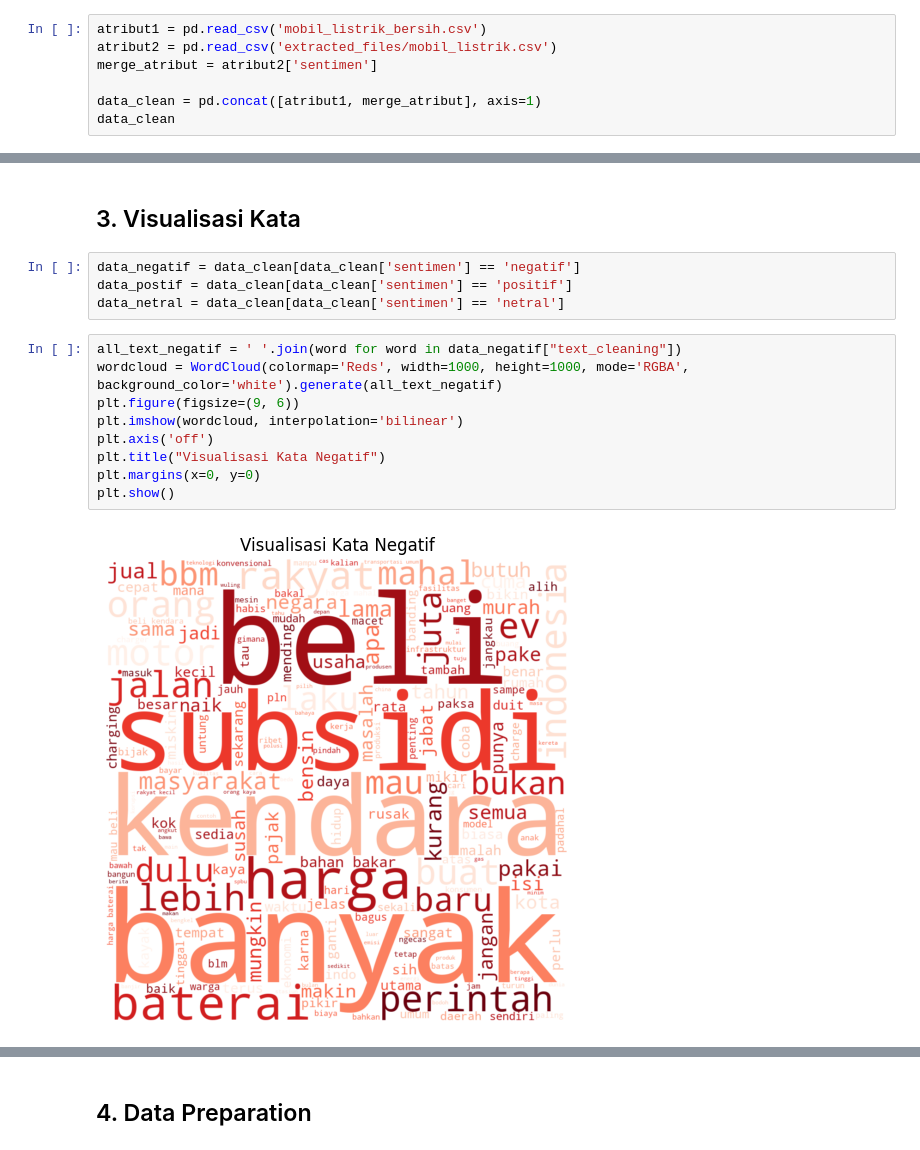
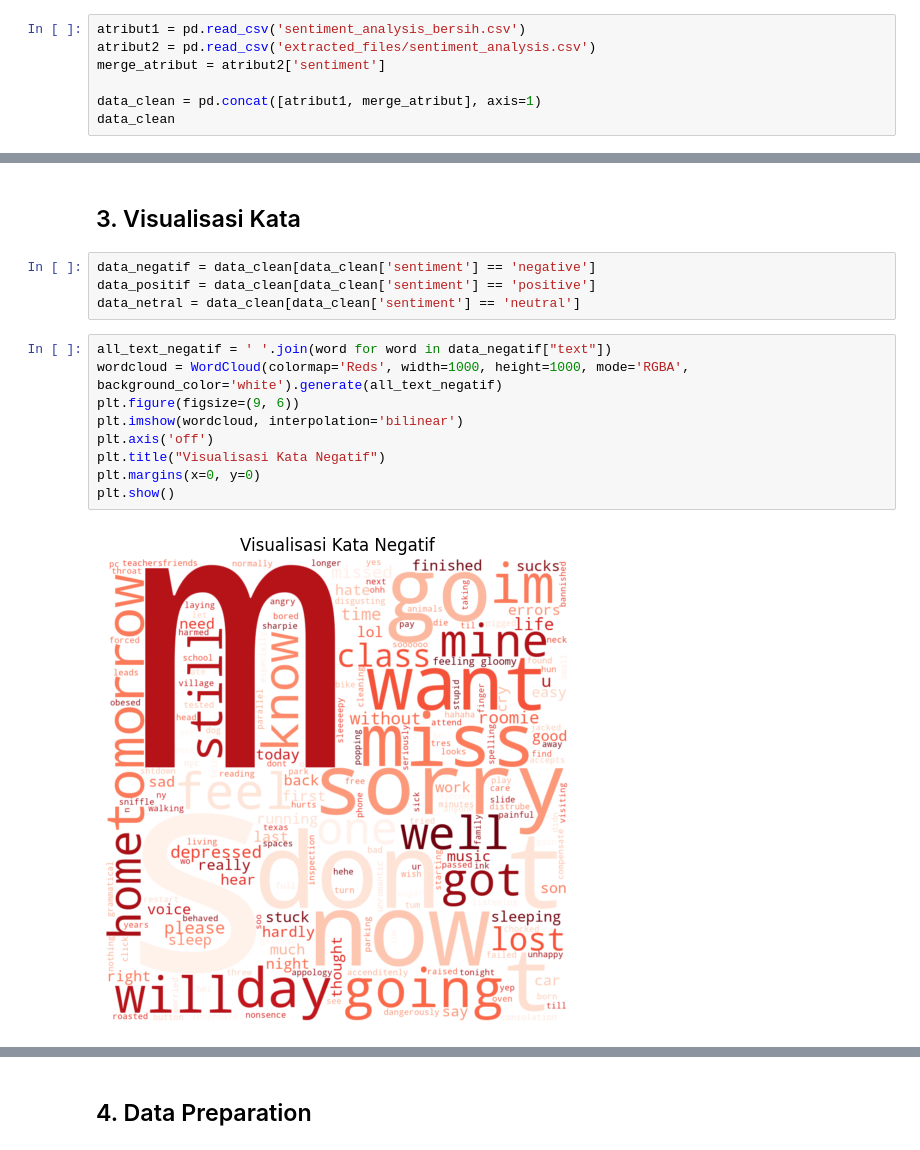
Before and after one commit to ulimamunas/SentimentAnalysis-Bengkod, a Jupyter notebook: sentiment.ipynb, the cells around one changed output, grey strips where cells are left out. Drawn from its saved outputs; the diff is of its cells as text.

```diff
--- a/sentiment.ipynb
+++ b/sentiment.ipynb
@@ -286,7 +270,7 @@ data_clean.head()
 # %%
-atribut1 = pd.read_csv('mobil_listrik_bersih.csv')
-atribut2 = pd.read_csv('extracted_files/mobil_listrik.csv')
-merge_atribut = atribut2['sentimen']
+atribut1 = pd.read_csv('sentiment_analysis_bersih.csv')
+atribut2 = pd.read_csv('extracted_files/sentiment_analysis.csv')
+merge_atribut = atribut2['sentiment']
 
 data_clean = pd.concat([atribut1, merge_atribut], axis=1)
 data_clean
@@ -325,18 +309,18 @@ data_clean
 # %% [markdown]
 ## 3. Visualisasi Kata
 # %%
-data_negatif = data_clean[data_clean['sentimen'] == 'negatif']
-data_postif = data_clean[data_clean['sentimen'] == 'positif']
-data_netral = data_clean[data_clean['sentimen'] == 'netral']
+data_negatif = data_clean[data_clean['sentiment'] == 'negative']
+data_positif = data_clean[data_clean['sentiment'] == 'positive']
+data_netral = data_clean[data_clean['sentiment'] == 'neutral']
 # %%
-all_text_negatif = ' '.join(word for word in data_negatif["text_cleaning"])
+all_text_negatif = ' '.join(word for word in data_negatif["text"])
 wordcloud = WordCloud(colormap='Reds', width=1000, height=1000, mode='RGBA', background_color='white').generate(all_text_negatif)
 plt.figure(figsize=(9, 6))
 plt.imshow(wordcloud, interpolation='bilinear')
 plt.axis('off')
 plt.title("Visualisasi Kata Negatif")
 plt.margins(x=0, y=0)
 plt.show()
 # %% [output]
-[figure, old version]
+[figure, new version]
 # %%
```
Also changed, not shown: parts of 37 cells of this notebook, 1 other file.
